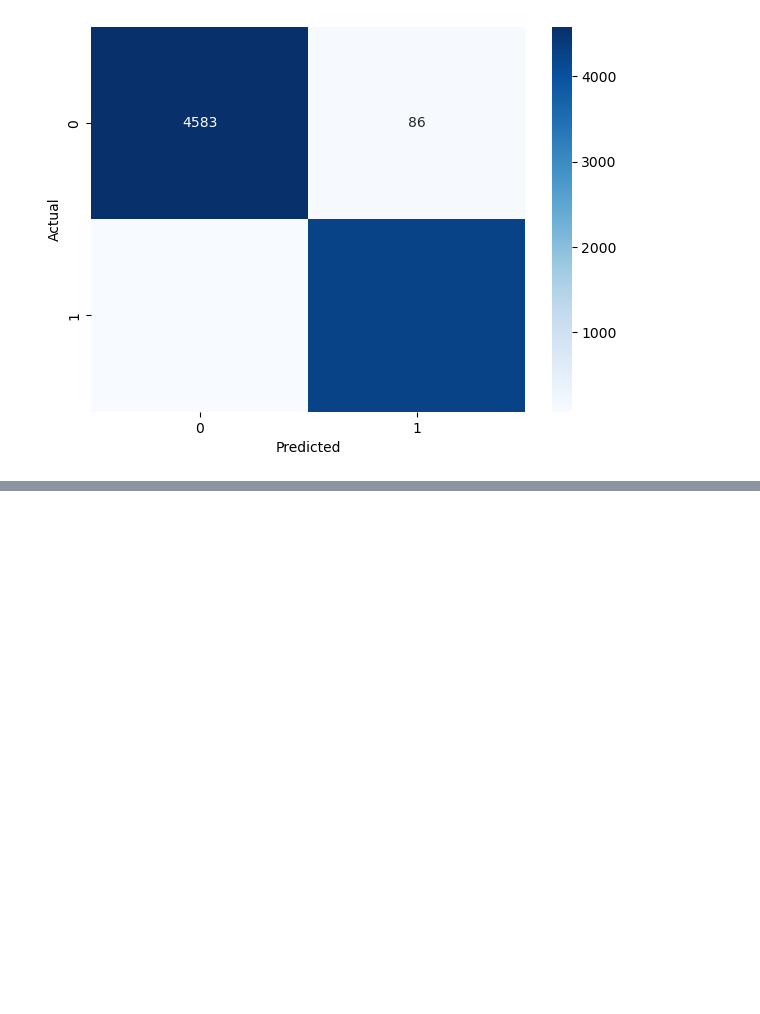
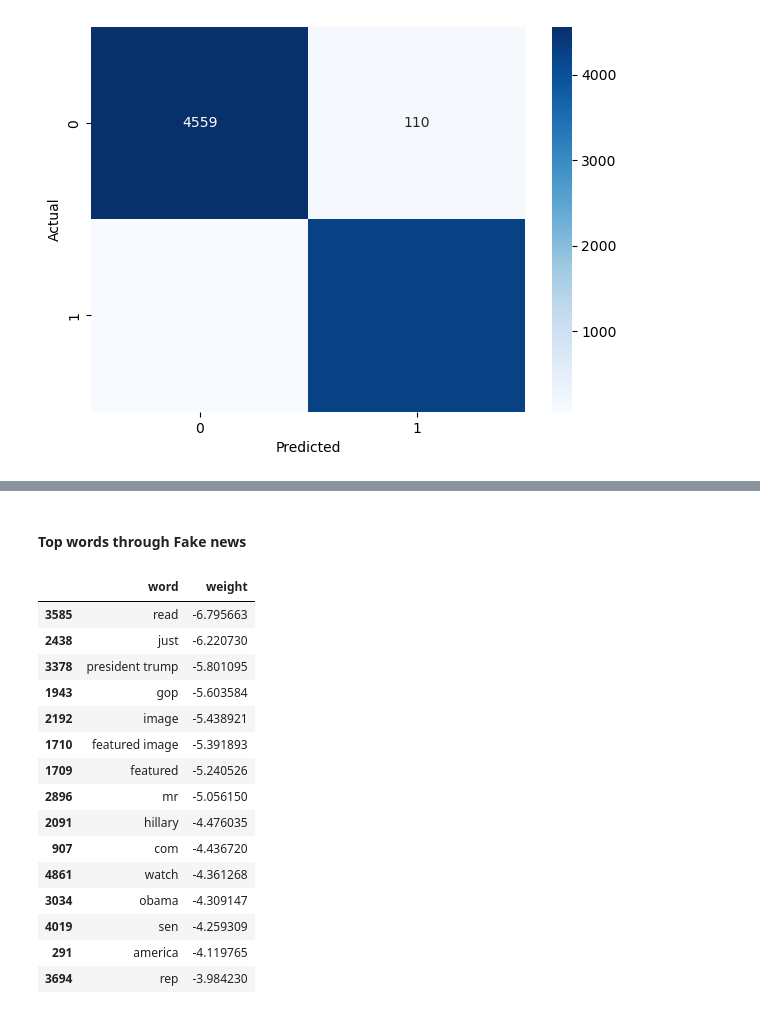
Before and after one commit to PriyaDeepika/fake-news-detection, a Jupyter notebook: Fake_News_Detection.ipynb, the cells around one changed output, grey strips where cells are left out. Drawn from its saved outputs; the diff is of its cells as text; code cells hidden in the pictures; blank space fills up the shorter version.

Commit message:
Analyze feature weights and confusion matrix results

```diff
--- a/Fake_News_Detection.ipynb
+++ b/Fake_News_Detection.ipynb
@@ -200,7 +200,7 @@ from sklearn.feature_extraction.text import TfidfVectorizer
 # %%
 # Create the TF-IDF object
 
-tfidf = TfidfVectorizer(max_features = 5000, ngram_range = (1, 2))
+tfidf = TfidfVectorizer(max_features = 5000, ngram_range = (1, 2), stop_words = 'english')
 # %% [markdown]
 > max_features = 5000 means keep only the top 5000 most important words across the dataset.
 
@@ -306,0 +309,2 @@ array([[4583,   86],
+# %%
+feature_names = tfidf.get_feature_names_out()
@@ -306,0 +313,2 @@ array([[4583,   86],
+# %%
+coefficients = model.coef_[0]
@@ -306,0 +324,5 @@ array([[4583,   86],
+# %%
+# Combine words + weights
+
+weights_df = pd.DataFrame({'word': feature_names, 'weight': coefficients})
+weights_df.tail()
@@ -306,0 +336,21 @@ array([[4583,   86],
+# %% [markdown]
+#### Top words through Fake news
+# %%
+weights_df.sort_values(by = 'weight').head(15)
+# %% [output]
+|  | word | weight |
+| 3585 | read | -6.795663 |
+| 2438 | just | -6.220730 |
+| 3378 | president trump | -5.801095 |
+| 1943 | gop | -5.603584 |
+| 2192 | image | -5.438921 |
+| 1710 | featured image | -5.391893 |
+| 1709 | featured | -5.240526 |
+| 2896 | mr | -5.056150 |
+| 2091 | hillary | -4.476035 |
+| 907 | com | -4.436720 |
+| 4861 | watch | -4.361268 |
+| 3034 | obama | -4.309147 |
+| 4019 | sen | -4.259309 |
+| 291 | america | -4.119765 |
+| 3694 | rep | -3.984230 |
```
Also changed, not shown: parts of 11 cells of this notebook.
